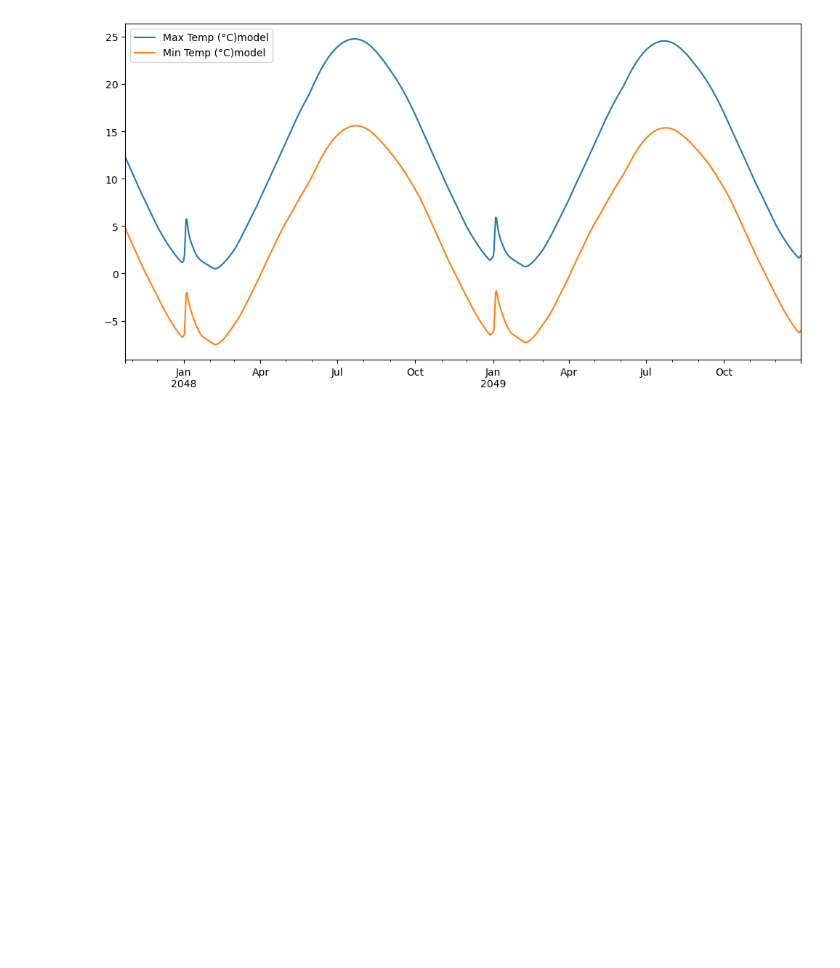
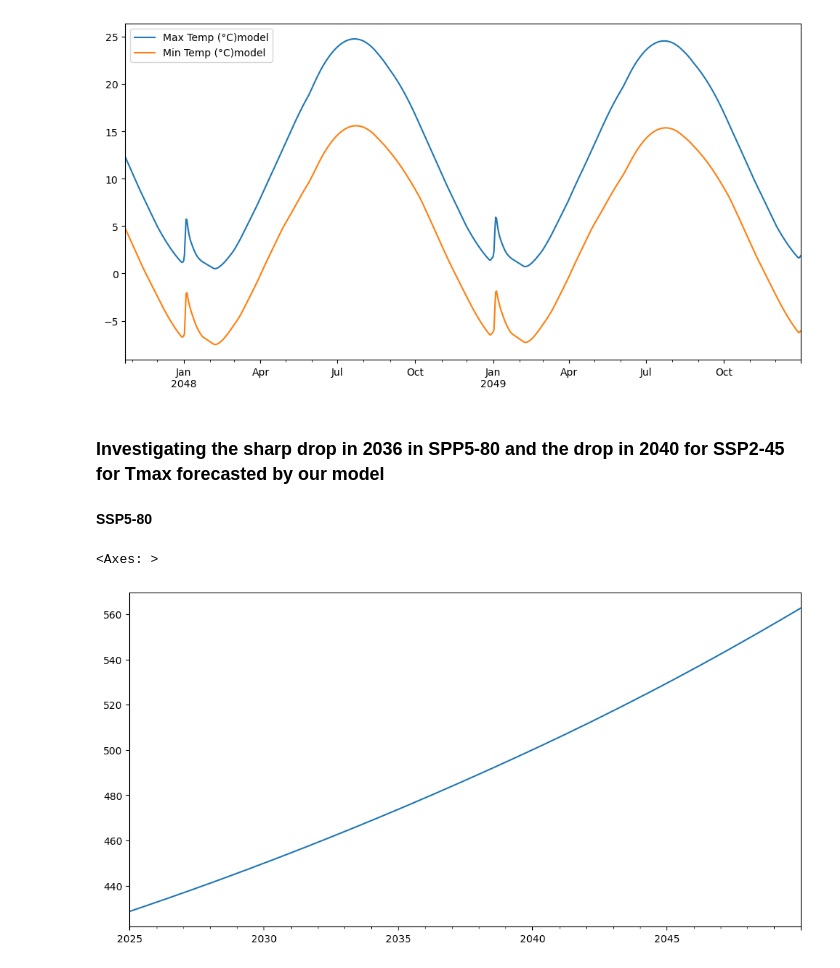
Before and after one commit to ABF-QC/Final_Project, a Jupyter notebook: notebook/Prediction.ipynb, the cells around one changed output. Cells and saved outputs as stored; diff of their text form; code cells hidden in the pictures; blank space fills up the shorter version.

```diff
--- a/notebook/Prediction.ipynb
+++ b/notebook/Prediction.ipynb
@@ -627,3 +627,12 @@ pred_val_df.iloc[-800:].plot(figsize=(12,6))
 # %% [output]
 <Axes: >
 [figure]
+# %% [markdown]
+### Investigating the sharp drop in 2036 in SPP5-80 and the drop in 2040 for SSP2-45 for Tmax forecasted by our model
+# %% [markdown]
+**SSP5-80**
+# %%
+x_fcst_df[x_fcst_df.index < pd.to_datetime(yr_end_prediction, format='%Y')]['CO2_xtrm'].plot(figsize=(12,6))
+# %% [output]
+<Axes: >
+[figure, added]
```
Also changed, not shown: parts of 13 cells of this notebook, 1 other file.
